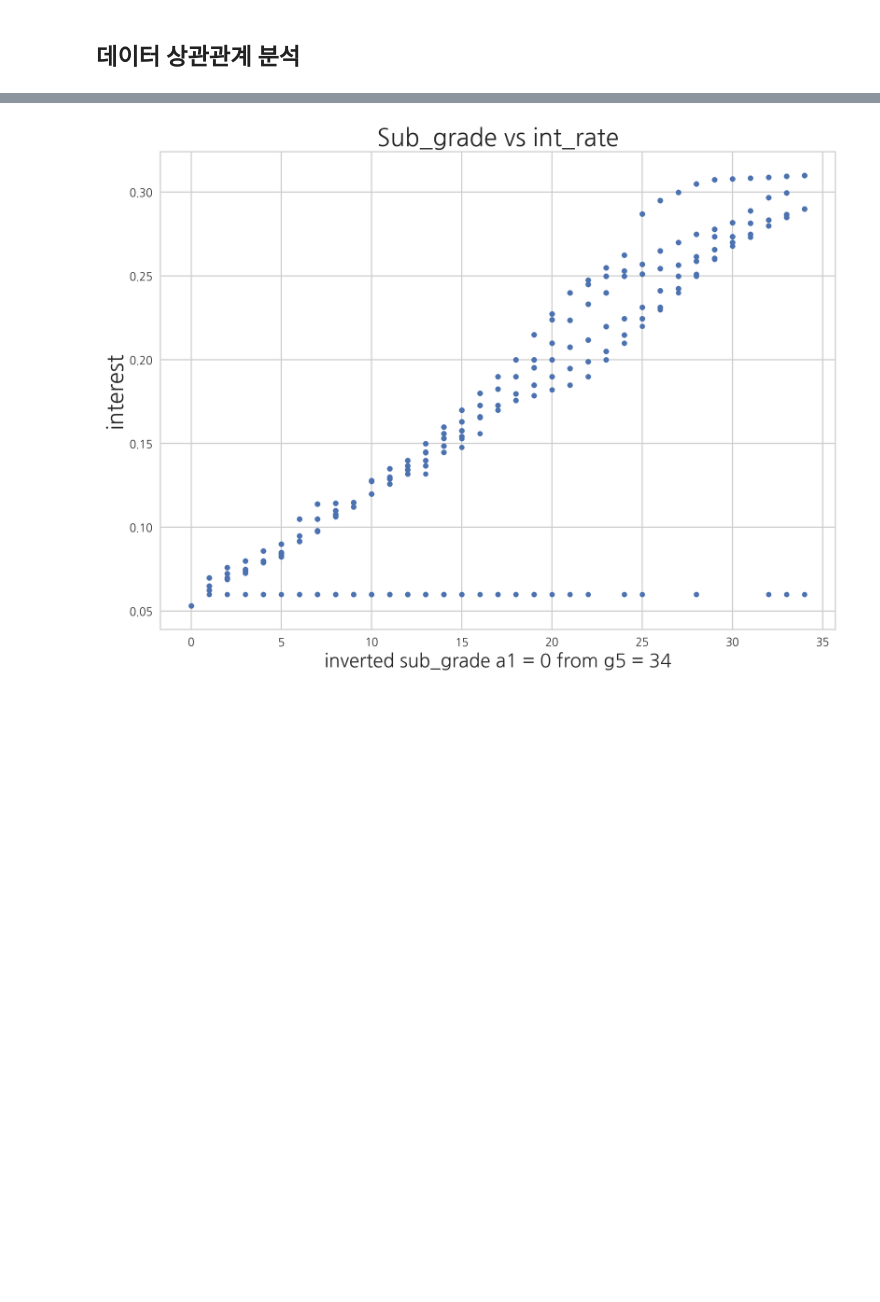
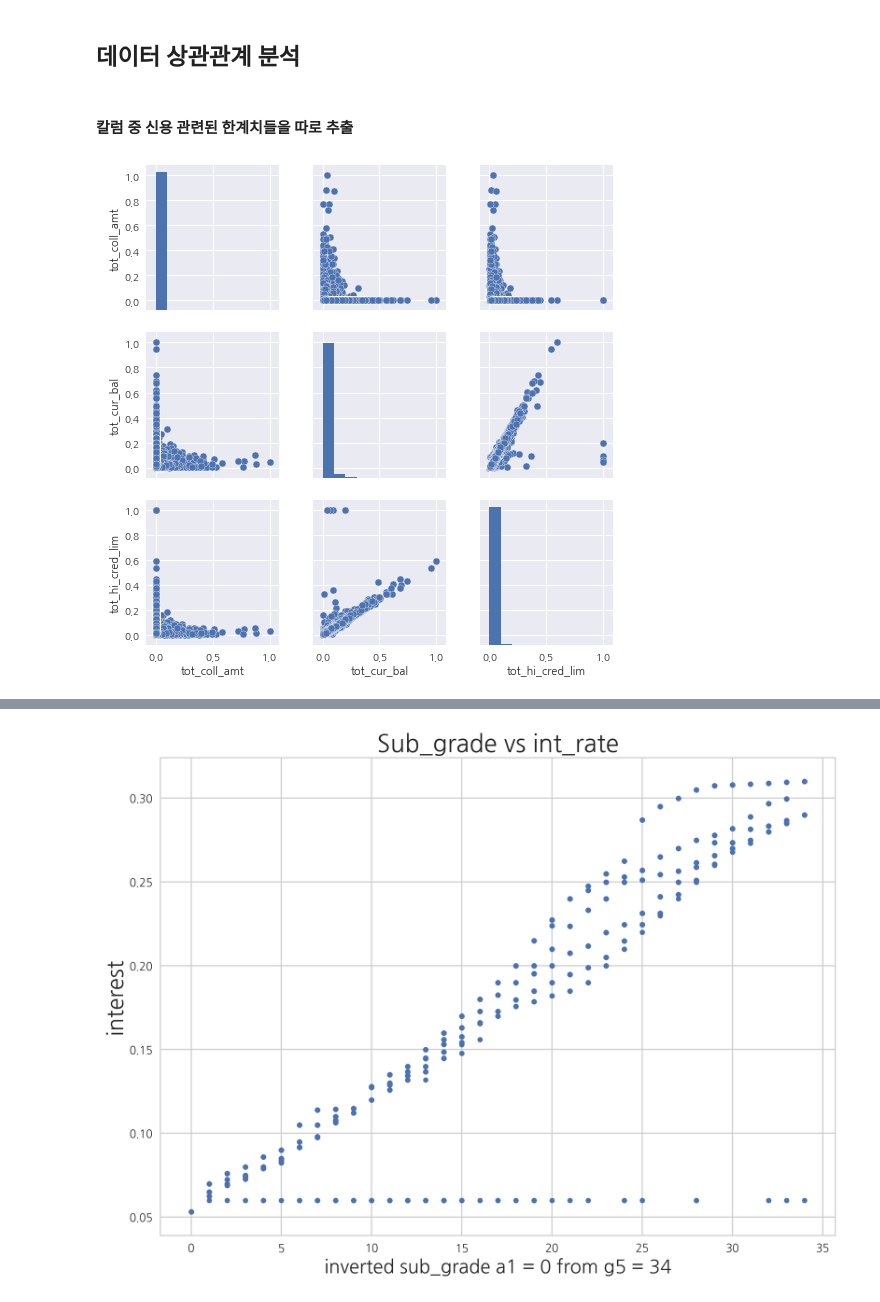
Before and after one commit to devyohan/fc_team_project2, a Jupyter notebook: notebook.ipynb, the cells around one changed output, grey strips where cells are left out. Drawn from its saved outputs; the diff is of its cells as text; code cells hidden in the pictures; blank space fills up the shorter version.

Commit message:
Added some plots

```diff
--- a/notebook.ipynb
+++ b/notebook.ipynb
@@ -187,9 +167,6 @@ def p2f(x):
     return float(x.strip('%')) / 100
 
 df0['int_rate'] = df0.int_rate.map(p2f)
-
-# 신청 타입 개인으로 한정
-df0.drop(df0.application_type[df0.application_type != 'INDIVIDUAL'].index, axis=0, inplace=True)
 # %%
 int_col = df0.drop('Unnamed: 0', axis=1)
 int_col = df0.dtypes[df0.dtypes =="int64"].index
@@ -203,3 +180,13 @@ pd.unique(df0.acc_now_delinq)
 array([0, 1, 2, 3, 4, 6])
 # %% [markdown]
 ## 데이터 상관관계 분석
+# %% [markdown]
+#### 칼럼 중 신용 관련된 한계치들을 따로 추출
+# %%
+tot = ['tot_coll_amt','tot_cur_bal','tot_hi_cred_lim','total_acc','total_bal_ex_mort','total_bal_il','total_bc_limit','total_cu_tl','total_il_high_credit_limit','total_pymnt','total_pymnt_inv','total_rec_int','total_rec_late_fee','total_rec_prncp','total_rev_hi_lim']
+tot1 = ['tot_coll_amt','tot_cur_bal','tot_hi_cred_lim']
+tot2 = ['annual_inc','tot_coll_amt', 'tot_cur_bal', 'tot_hi_cred_lim', 'total_rec_late_fee']
+sns.pairplot(df0[tot1])
+plt.show()
+# %% [output]
+[figure, added]
```
Also changed, not shown: parts of 6 cells of this notebook.
